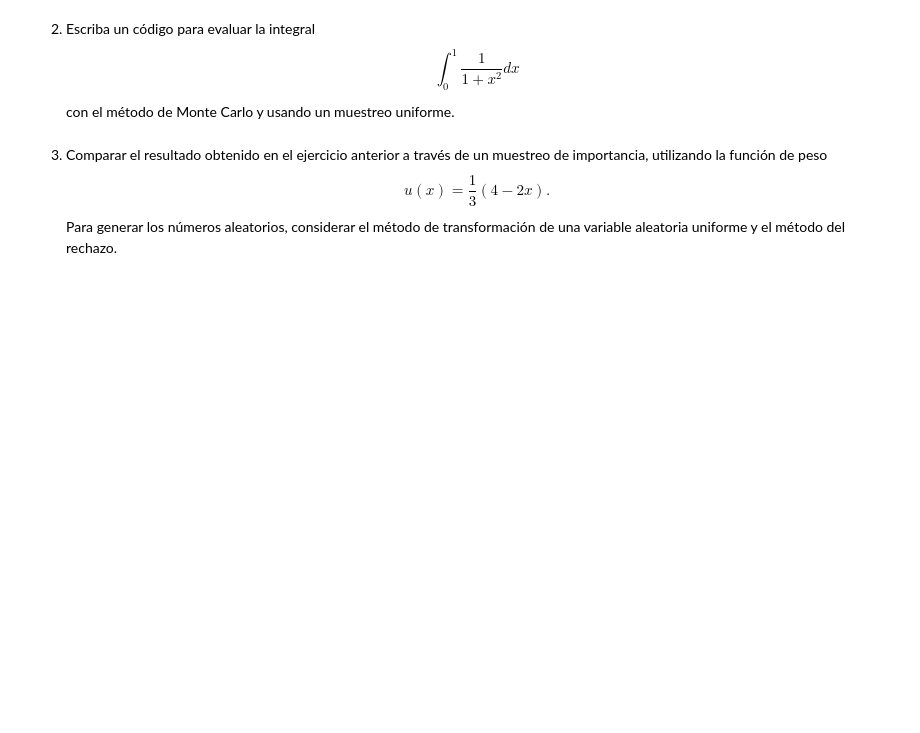
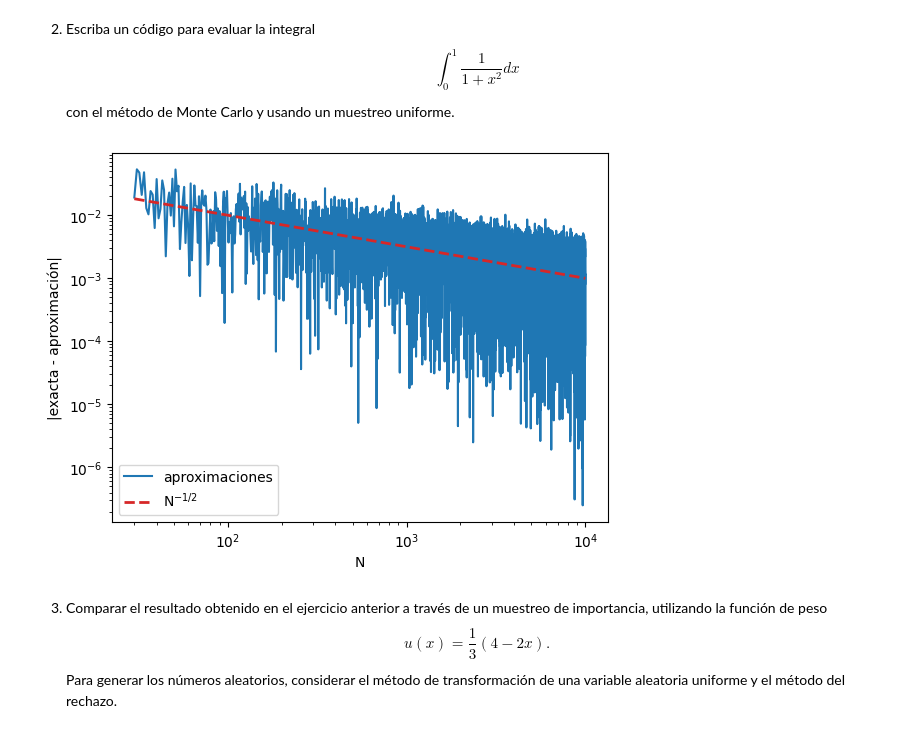
Before and after one commit to fernandezfran/metcomp, a Jupyter notebook: guias/guia4.ipynb, the cells around one changed output. Drawn from its saved outputs; the diff is of its cells as text; code cells hidden in the pictures; blank space fills up the shorter version.

```diff
--- a/guias/guia4.ipynb
+++ b/guias/guia4.ipynb
@@ -44,4 +61,30 @@ plt.show()
 # %% [markdown]
 2. Escriba un código para evaluar la integral $$\int_0^1 \frac{1}{1 + x^2} dx$$ con el método de Monte Carlo y usando un muestreo uniforme.
+# %%
+def func(x):
+    return 1 / (1 + x**2)
+
+exacta = np.arctan(1)
+nvalues = np.arange(30, 1e4, dtype=int)
+# %%
+def montecarlo_method(func, a, b, nsamples):
+    return np.mean(func(np.random.uniform(a, b, nsamples))) * (b - a)
+
+aproximaciones = [
+    montecarlo_method(func, 0, 1, mcsamples) for mcsamples in nvalues
+]
+
+plt.plot(nvalues, np.abs(exacta - aproximaciones), label="aproximaciones")
+plt.plot(nvalues, 0.1 / np.sqrt(nvalues), c="tab:red", lw=2, ls="--", label=r"N$^{-1/2}$")
+
+plt.xlabel("N")
+plt.ylabel("|exacta - aproximación|")
+
+plt.xscale("log")
+plt.yscale("log")
+plt.legend()
+plt.show()
+# %% [output]
+[figure, added]
 # %% [markdown]
 3. Comparar el resultado obtenido en el ejercicio anterior a través de un muestreo de importancia, utilizando la función de peso $$u(x) = \frac{1}{3} (4 - 2x).$$ Para generar los números aleatorios, considerar el método de transformación de una variable aleatoria uniforme y el método del rechazo.
```
Also changed, not shown: parts of 7 cells of this notebook, 1 other file.
